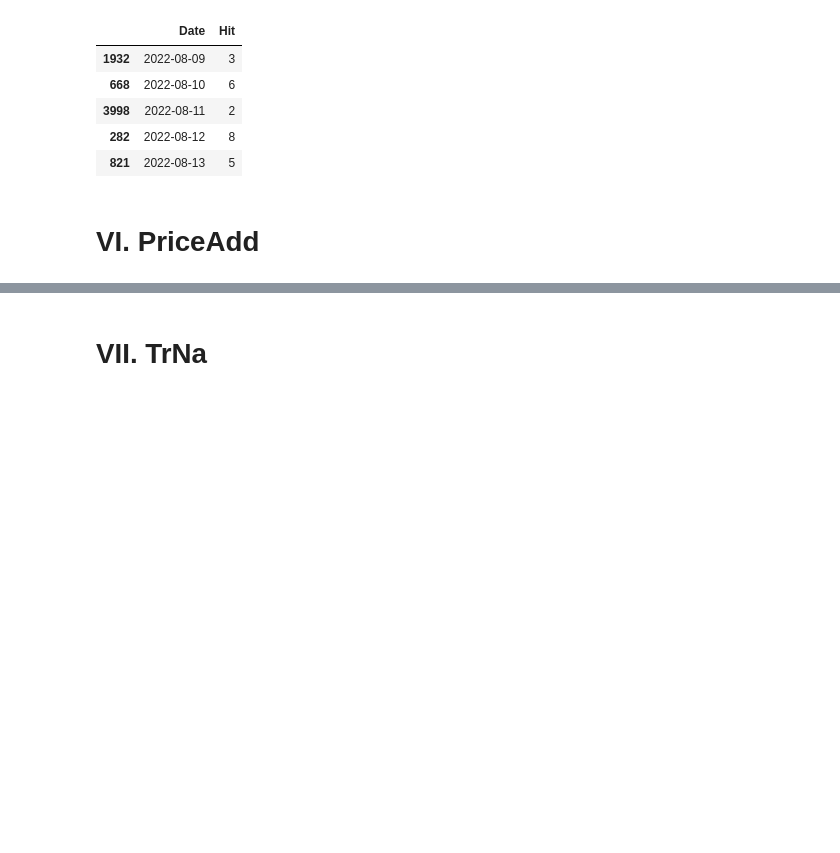
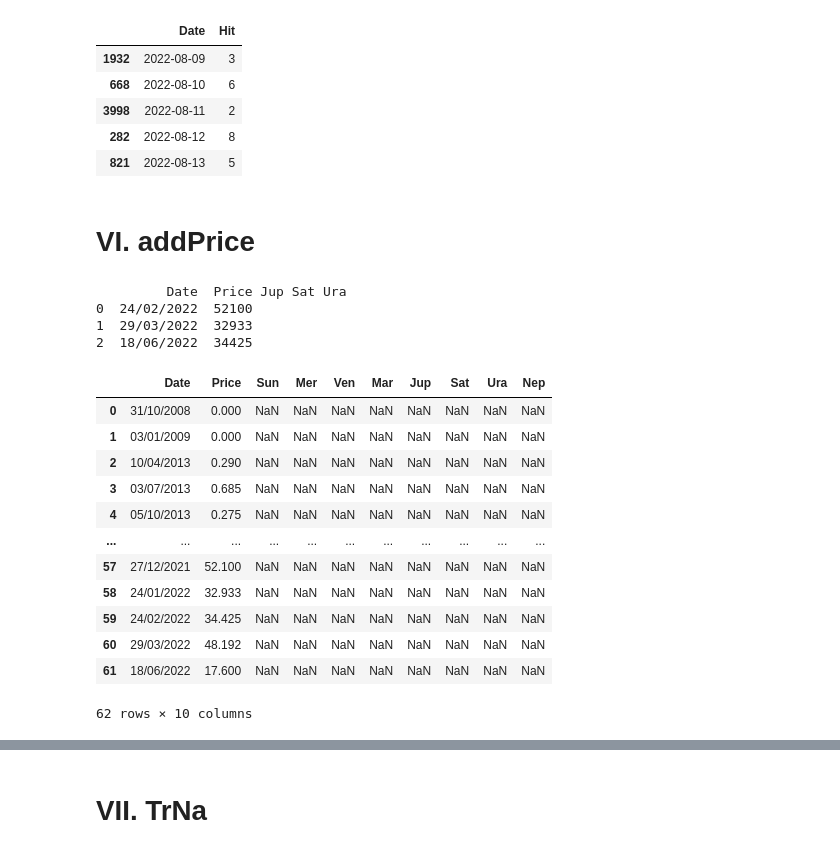
Before and after one commit to amirlehmam/MEMOIREPROPRE, a Jupyter notebook: PIPELINE.ipynb, the cells around one changed output, grey strips where cells are left out. Cells and saved outputs as stored; diff of their text form; code cells hidden in the pictures; blank space fills up the shorter version.

```diff
--- a/PIPELINE.ipynb
+++ b/PIPELINE.ipynb
@@ -4303,4 +4302,19 @@ NatSq_hits.head(5)
 fig = px.bar(NatSq_hits, x='Date', y='Hit')
 fig.show()
 # %% [markdown]
-# **VI. PriceAdd**
+# **VI. addPrice**
+# %%
+import pandas as pd
+
+df = pd.DataFrame({'Date': ['24/02/2022', '29/03/2022', '18/06/2022'],
+                    'Price': ['52100', '32933', '34425'],
+                    'Jup': ['', '', ''],
+                    'Sat': ['', '', ''],
+                    'Ura': ['','','']})
+
+print(df)
+# %% [output]
+         Date  Price Jup Sat Ura
+0  24/02/2022  52100
+1  29/03/2022  32933
+2  18/06/2022  34425
@@ -4306,0 +4323,18 @@ fig.show()
+# %%
+pa1000 = priceadd
+pa1000['Price'] = pa1000['Price'] / 1000
+pa1000
+# %% [output]
+|  | Date | Price | Sun | Mer | Ven | Mar | Jup | Sat | Ura | Nep |
+| 0 | 31/10/2008 | 0.000 | NaN | NaN | NaN | NaN | NaN | NaN | NaN | NaN |
+| 1 | 03/01/2009 | 0.000 | NaN | NaN | NaN | NaN | NaN | NaN | NaN | NaN |
+| 2 | 10/04/2013 | 0.290 | NaN | NaN | NaN | NaN | NaN | NaN | NaN | NaN |
+| 3 | 03/07/2013 | 0.685 | NaN | NaN | NaN | NaN | NaN | NaN | NaN | NaN |
+| 4 | 05/10/2013 | 0.275 | NaN | NaN | NaN | NaN | NaN | NaN | NaN | NaN |
+| ... | ... | ... | ... | ... | ... | ... | ... | ... | ... | ... |
+| 57 | 27/12/2021 | 52.100 | NaN | NaN | NaN | NaN | NaN | NaN | NaN | NaN |
+| 58 | 24/01/2022 | 32.933 | NaN | NaN | NaN | NaN | NaN | NaN | NaN | NaN |
+| 59 | 24/02/2022 | 34.425 | NaN | NaN | NaN | NaN | NaN | NaN | NaN | NaN |
+| 60 | 29/03/2022 | 48.192 | NaN | NaN | NaN | NaN | NaN | NaN | NaN | NaN |
+| 61 | 18/06/2022 | 17.600 | NaN | NaN | NaN | NaN | NaN | NaN | NaN | NaN |
+62 rows × 10 columns
```
Also changed, not shown: parts of 11 cells of this notebook, 1 other file.
